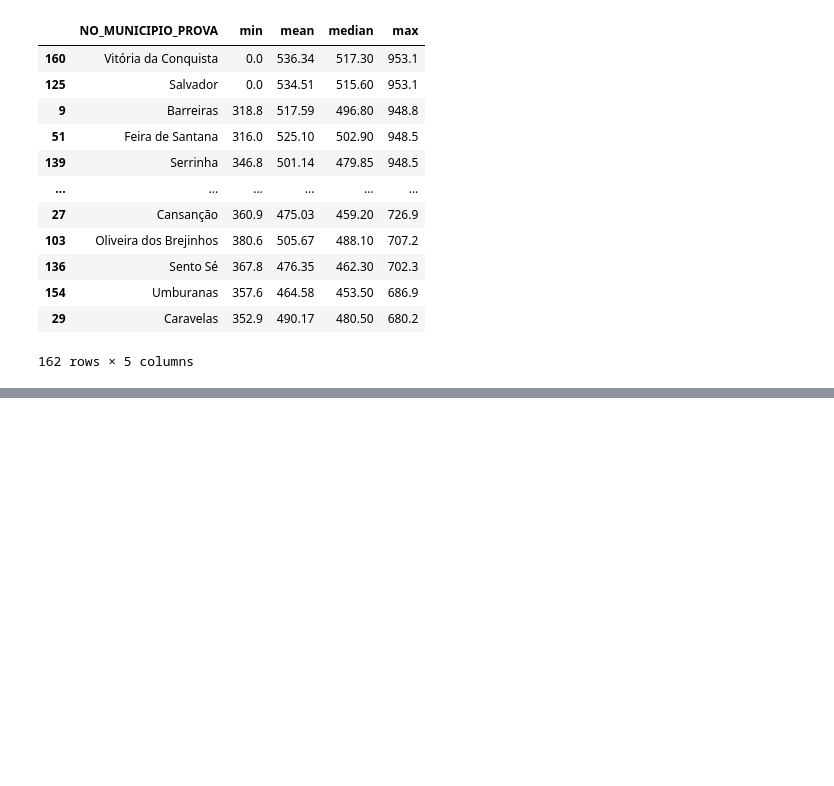
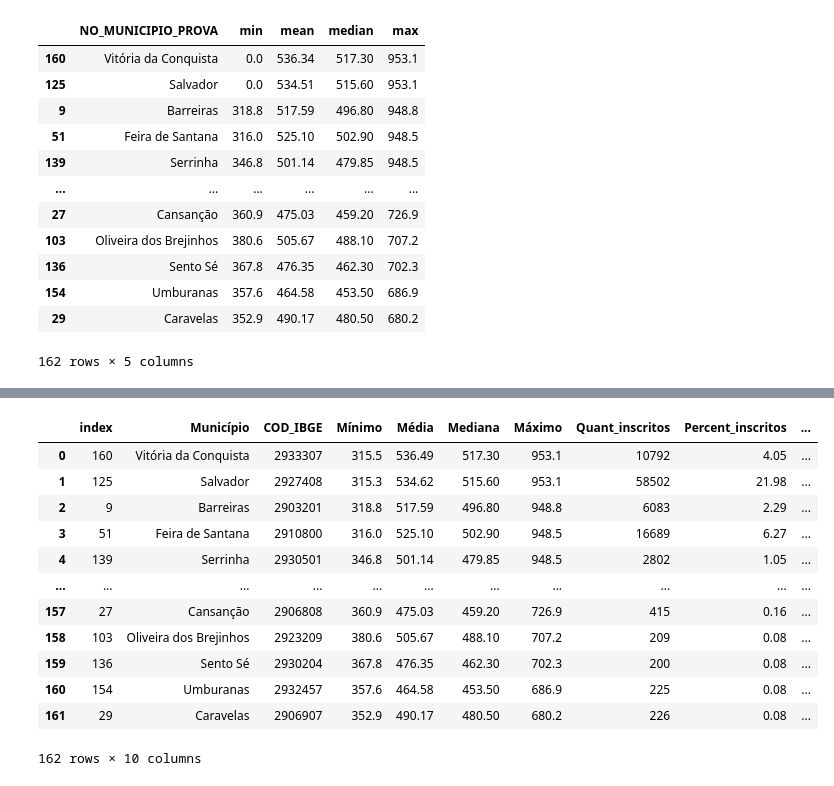
Before and after one commit to leandroclv/python_analise_dados_udemy, a Jupyter notebook: analise_de_dados.ipynb, the cells around one changed output, grey strips where cells are left out. Drawn from its saved outputs; the diff is of its cells as text; code cells hidden in the pictures; blank space fills up the shorter version.

```diff
--- a/analise_de_dados.ipynb
+++ b/analise_de_dados.ipynb
@@ -1214,0 +1221,5 @@ df_visao_municipio
+# %%
+total = df_quant_inscritos.Quant_inscritos.sum()
+# %%
+df_quant_inscritos['Percent_inscritos'] = (df_quant_inscritos.Quant_inscritos / total *100).round(2)
+df_quant_inscritos
@@ -1214,0 +1240,3 @@ df_visao_municipio
+# %%
+df_quant_inscritos['Ano_inscrição'] = 2021
+df_quant_inscritos
@@ -1214,0 +1257,23 @@ df_visao_municipio
+# %%
+df_municipio = pd.merge(
+    df_visao_municipio,
+    df_quant_inscritos.drop(columns=['NO_MUNICIPIO_PROVA']),
+    on = 'COD_IBGE',
+    how = 'inner'
+).round(2)
+# %%
+df_municipio
+# %% [output]
+|  | index | Município | COD_IBGE | Mínimo | Média | Mediana | Máximo | Quant_inscritos | Percent_inscritos | ... |
+| 0 | 160 | Vitória da Conquista | 2933307 | 315.5 | 536.49 | 517.30 | 953.1 | 10792 | 4.05 | ... |
+| 1 | 125 | Salvador | 2927408 | 315.3 | 534.62 | 515.60 | 953.1 | 58502 | 21.98 | ... |
+| 2 | 9 | Barreiras | 2903201 | 318.8 | 517.59 | 496.80 | 948.8 | 6083 | 2.29 | ... |
+| 3 | 51 | Feira de Santana | 2910800 | 316.0 | 525.10 | 502.90 | 948.5 | 16689 | 6.27 | ... |
+| 4 | 139 | Serrinha | 2930501 | 346.8 | 501.14 | 479.85 | 948.5 | 2802 | 1.05 | ... |
+| ... | ... | ... | ... | ... | ... | ... | ... | ... | ... | ... |
+| 157 | 27 | Cansanção | 2906808 | 360.9 | 475.03 | 459.20 | 726.9 | 415 | 0.16 | ... |
+| 158 | 103 | Oliveira dos Brejinhos | 2923209 | 380.6 | 505.67 | 488.10 | 707.2 | 209 | 0.08 | ... |
+| 159 | 136 | Sento Sé | 2930204 | 367.8 | 476.35 | 462.30 | 702.3 | 200 | 0.08 | ... |
+| 160 | 154 | Umburanas | 2932457 | 357.6 | 464.58 | 453.50 | 686.9 | 225 | 0.08 | ... |
+| 161 | 29 | Caravelas | 2906907 | 352.9 | 490.17 | 480.50 | 680.2 | 226 | 0.08 | ... |
+162 rows × 10 columns
```
Also changed, not shown: parts of 11 cells of this notebook.
